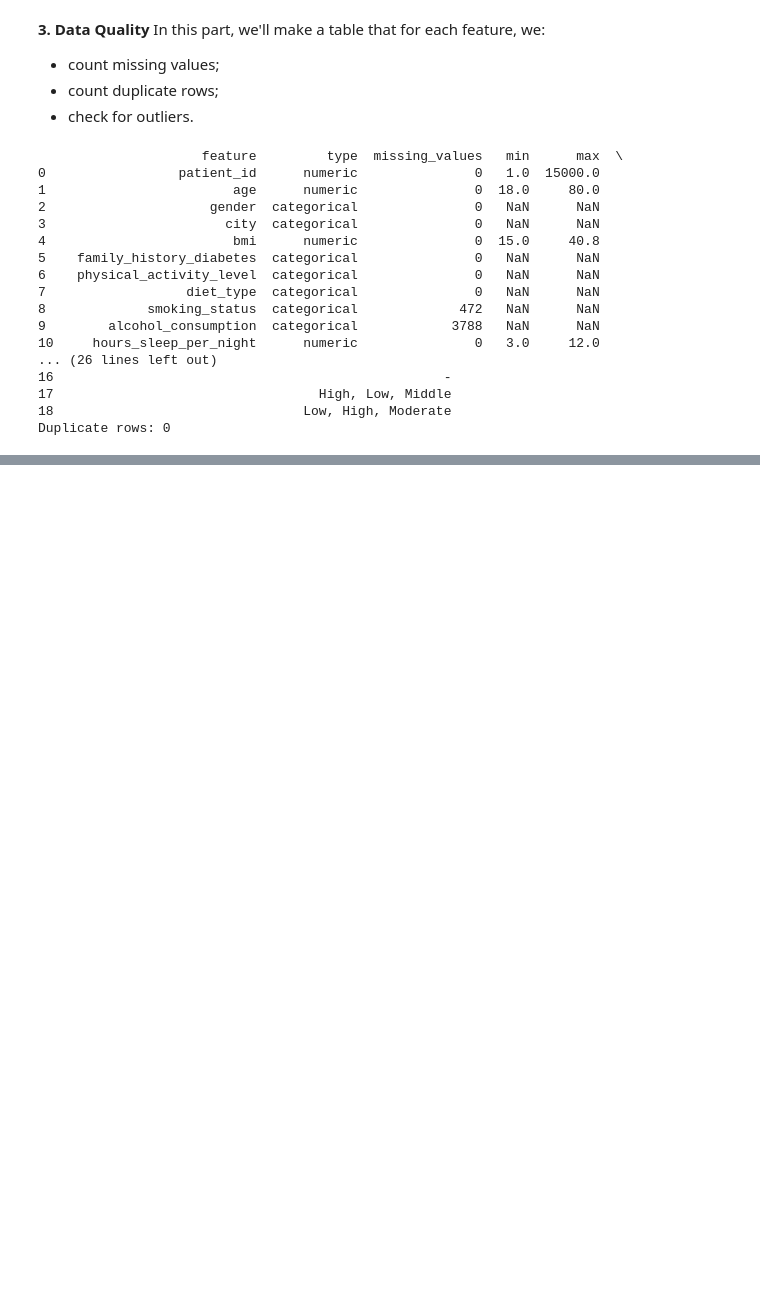
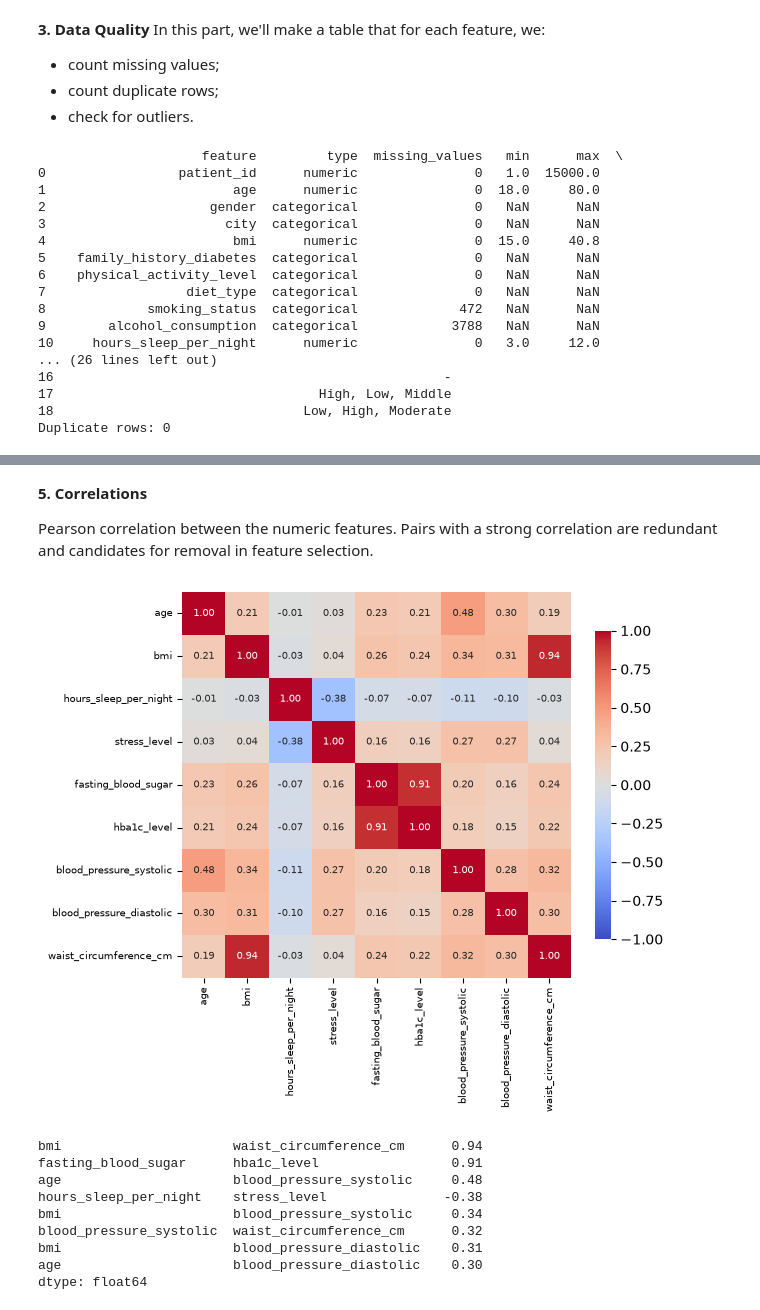
Before and after one commit to rodrigojsm/AC_Project, a Jupyter notebook: exploratory_analysis.ipynb, the cells around one changed output, grey strips where cells are left out. Cells and saved outputs as stored; diff of their text form; code cells hidden in the pictures; blank space fills up the shorter version.

```diff
--- a/exploratory_analysis.ipynb
+++ b/exploratory_analysis.ipynb
@@ -97,0 +130,27 @@ Duplicate rows: 0
+# %%
+features = data.drop(columns=['patient_id'])
+
+# Numeric features
+num = features.select_dtypes('number')
+numeric_table = pd.DataFrame({
+    'Missing': num.isna().sum(),
+    'Min': num.min(),
+    'Max': num.max(),
+    'Mean': num.mean().round(2),
+    'Std': num.std().round(2),
+})
+print(numeric_table)
+
+# Categorical features (the target is not included)
+cat = features.drop(columns=['diabetes_risk']).select_dtypes(exclude='number')
+categorical_table = pd.DataFrame({
+    'Missing': cat.isna().sum(),
+    'Missing (%)': (cat.isna().mean() * 100).round(1),
+    'Levels': cat.nunique(),
+})
+print(categorical_table)
+
+numeric_table.to_csv(os.path.join(out_dir, 'numeric_table.csv'))
+categorical_table.to_csv(os.path.join(out_dir, 'categorical_table.csv'))
+
+print('Rows with at least one missing value:', features.isna().any(axis=1).sum())
@@ -97,0 +232,29 @@ Duplicate rows: 0
+# %% [markdown]
+**5. Correlations**
+
+Pearson correlation between the numeric features. Pairs with a strong correlation are redundant and candidates for removal in feature selection.
+# %%
+corr = num.corr()
+
+fig, ax = plt.subplots(figsize=(6.5, 5.5))
+sns.heatmap(corr, annot=True, fmt='.2f', cmap='coolwarm', vmin=-1, vmax=1,
+            annot_kws={'size': 7}, cbar_kws={'shrink': 0.8}, ax=ax)
+ax.tick_params(labelsize=7)
+plt.tight_layout()
+save_fig('eda_correlations.pdf')
+plt.show()
+
+# Pairs with |r| > 0.3
+pairs = corr.where(np.triu(np.ones(corr.shape, dtype=bool), k=1)).stack()
+print(pairs[pairs.abs() > 0.3].sort_values(key=abs, ascending=False).round(2))
+# %% [output]
+[figure, added]
+bmi                      waist_circumference_cm      0.94
+fasting_blood_sugar      hba1c_level                 0.91
+age                      blood_pressure_systolic     0.48
+hours_sleep_per_night    stress_level               -0.38
+bmi                      blood_pressure_systolic     0.34
+blood_pressure_systolic  waist_circumference_cm      0.32
+bmi                      blood_pressure_diastolic    0.31
+age                      blood_pressure_diastolic    0.30
+dtype: float64
```
Also changed, not shown: parts of 11 cells of this notebook, 6 other files.
